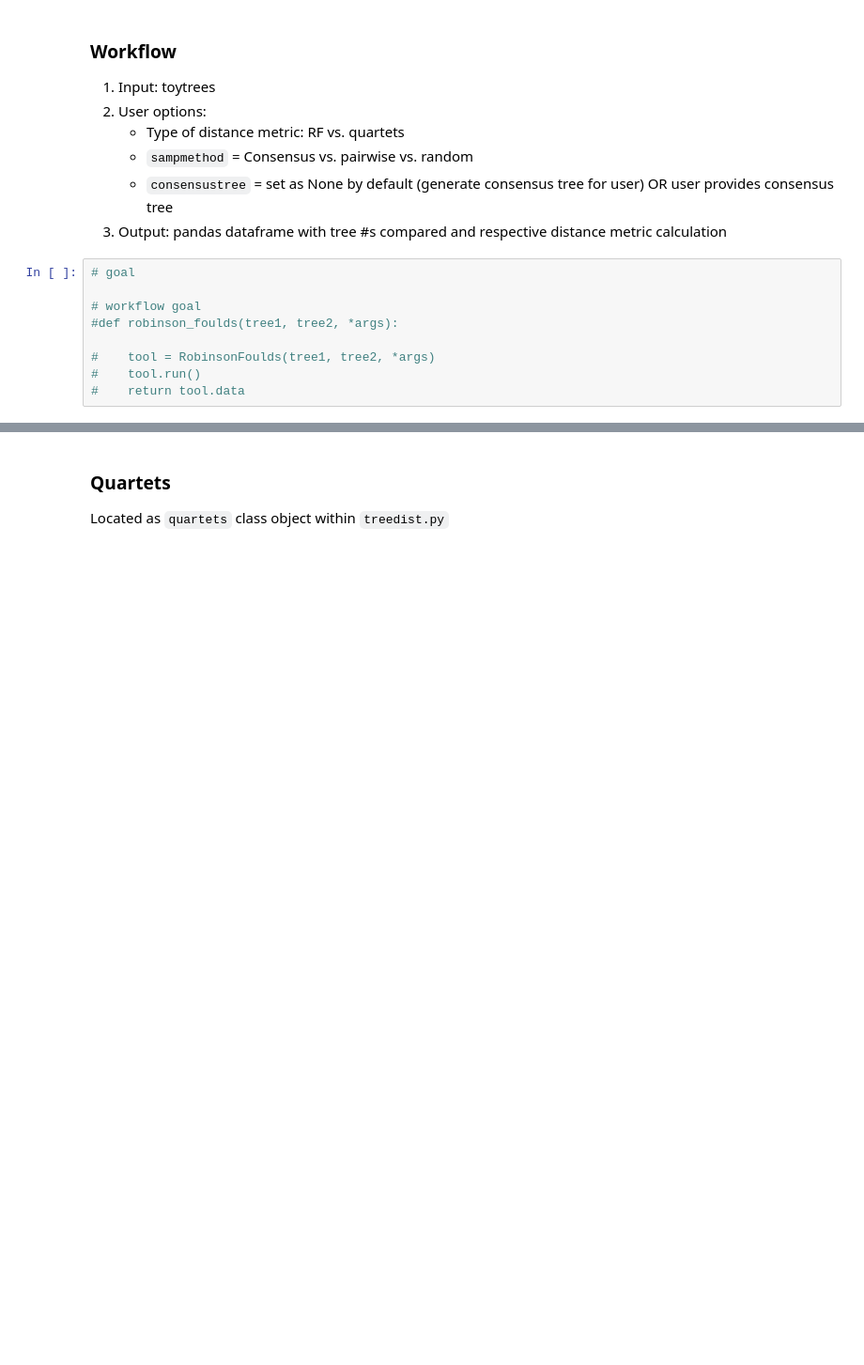
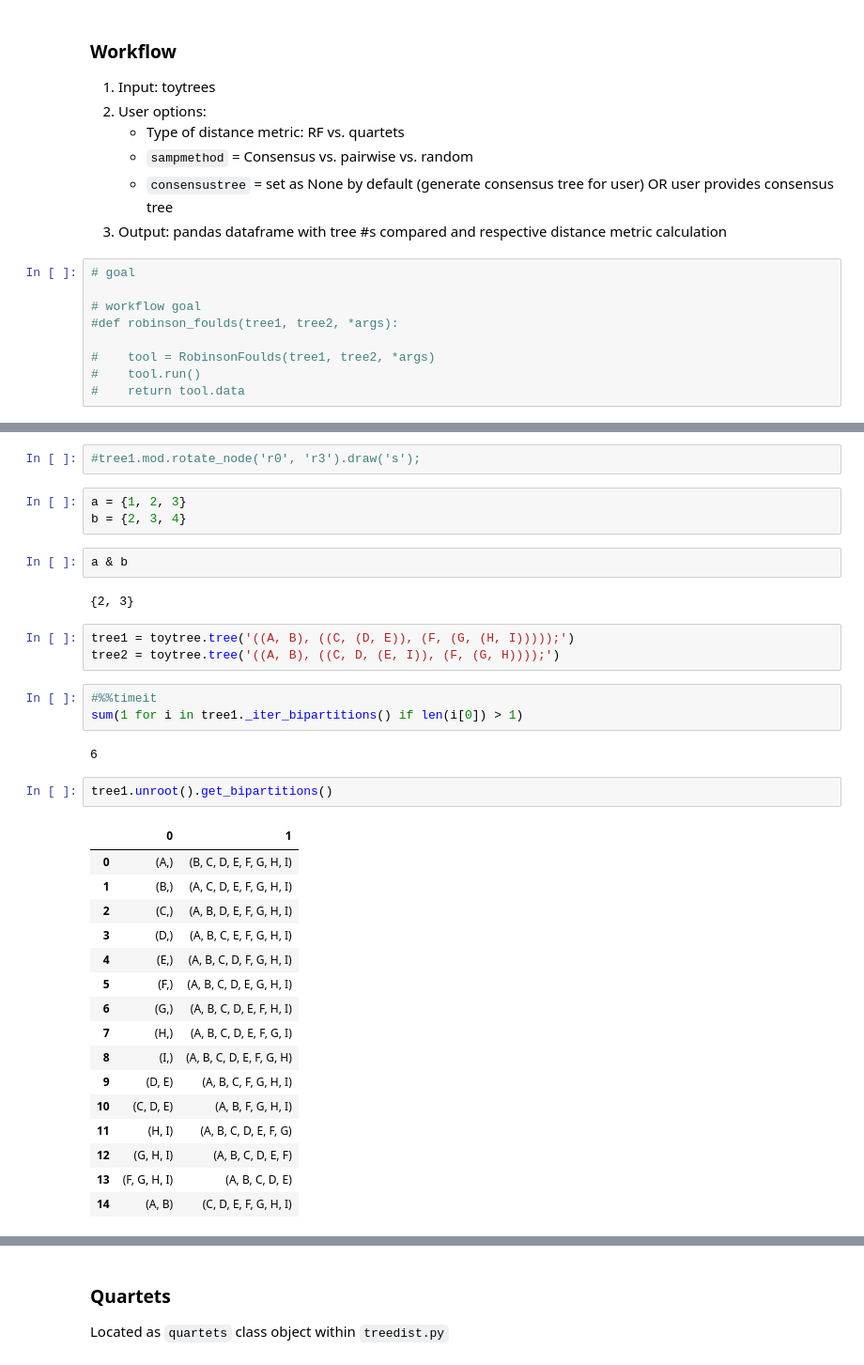
Before and after one commit to eaton-lab/toytree, a Jupyter notebook: sandbox/distance_nb1-distance-testing.ipynb, the cells around one changed output, grey strips where cells are left out. Shown at 94% size. Drawn from its saved outputs; the diff is of its cells as text; blank space fills up the shorter version.

```diff
--- a/sandbox/distance_nb1-distance-testing.ipynb
+++ b/sandbox/distance_nb1-distance-testing.ipynb
@@ -47,0 +503,36 @@ tree2.newick
+# %%
+#tree1.mod.rotate_node('r0', 'r3').draw('s');
+# %%
+a = {1, 2, 3}
+b = {2, 3, 4}
+# %%
+a & b
+# %% [output]
+{2, 3}
+# %%
+tree1 = toytree.tree('((A, B), ((C, (D, E)), (F, (G, (H, I)))));')
+tree2 = toytree.tree('((A, B), ((C, D, (E, I)), (F, (G, H))));')
+# %%
+#%%timeit
+sum(1 for i in tree1._iter_bipartitions() if len(i[0]) > 1)
+# %% [output]
+6
+# %%
+tree1.unroot().get_bipartitions()
+# %% [output]
+|  | 0 | 1 |
+| 0 | (A,) | (B, C, D, E, F, G, H, I) |
+| 1 | (B,) | (A, C, D, E, F, G, H, I) |
+| 2 | (C,) | (A, B, D, E, F, G, H, I) |
+| 3 | (D,) | (A, B, C, E, F, G, H, I) |
+| 4 | (E,) | (A, B, C, D, F, G, H, I) |
+| 5 | (F,) | (A, B, C, D, E, G, H, I) |
+| 6 | (G,) | (A, B, C, D, E, F, H, I) |
+| 7 | (H,) | (A, B, C, D, E, F, G, I) |
+| 8 | (I,) | (A, B, C, D, E, F, G, H) |
+| 9 | (D, E) | (A, B, C, F, G, H, I) |
+| 10 | (C, D, E) | (A, B, F, G, H, I) |
+| 11 | (H, I) | (A, B, C, D, E, F, G) |
+| 12 | (G, H, I) | (A, B, C, D, E, F) |
+| 13 | (F, G, H, I) | (A, B, C, D, E) |
+| 14 | (A, B) | (C, D, E, F, G, H, I) |
```
Also changed, not shown: parts of 95 cells of this notebook, 8 other files.
